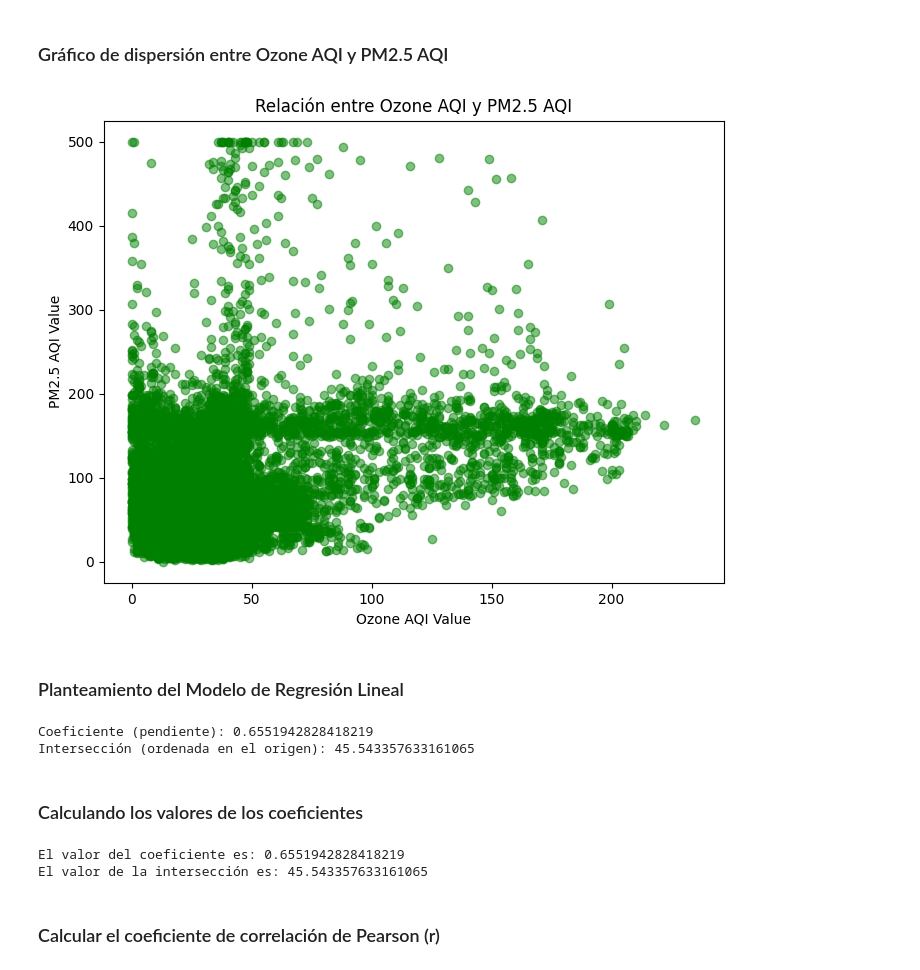
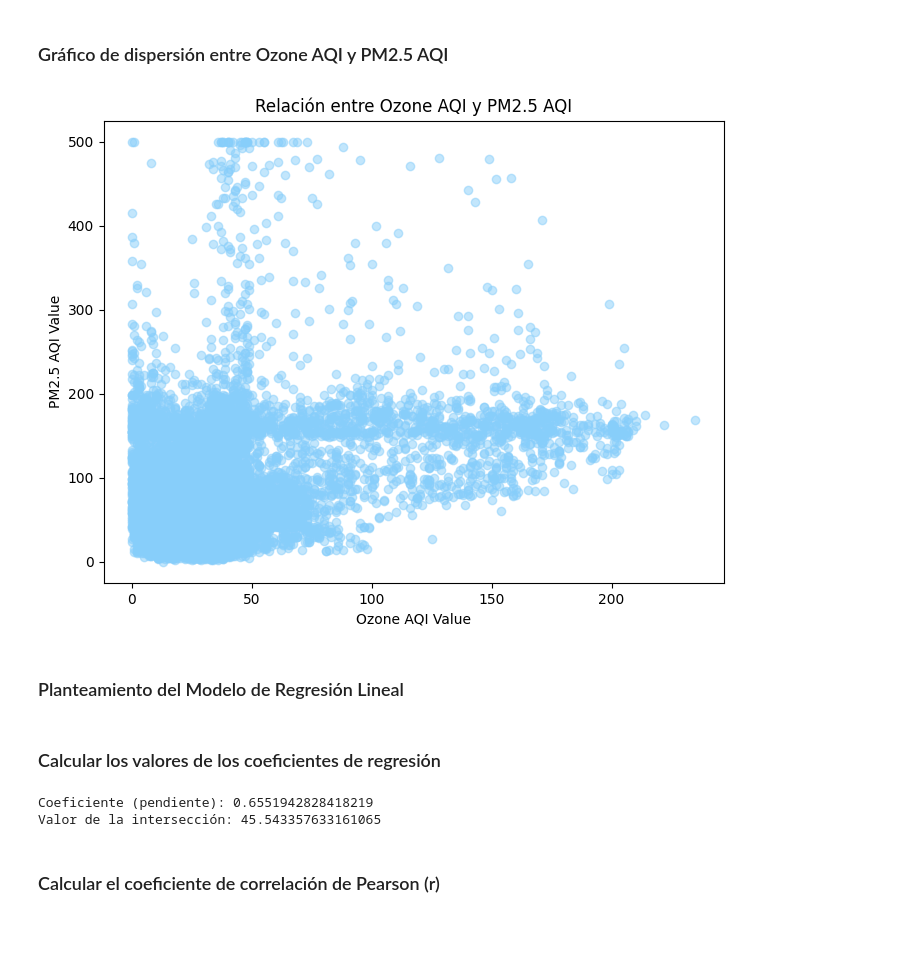
Before and after one commit to Vikktor93/global-air-pollution-linear-regression, a Jupyter notebook: notebooks/003_Regresion_Lineal.ipynb, the cells around one changed output. Saved outputs shown, nothing was run; the diff lists cells and outputs as text; code cells hidden in the pictures; blank space fills up the shorter version.

Commit message:
Se modifica el fichero del Modelo de Regresión Lineal

```diff
--- a/notebooks/003_Regresion_Lineal.ipynb
+++ b/notebooks/003_Regresion_Lineal.ipynb
@@ -36,13 +79,13 @@ plt.show()
 ### Gráfico de dispersión entre Ozone AQI y PM2.5 AQI
 # %%
 plt.figure(figsize=(8, 6))
-plt.scatter(X, Y, alpha=0.5, color='green')
+plt.scatter(X, Y, alpha=0.5, color='lightskyblue')
 plt.title('Relación entre Ozone AQI y PM2.5 AQI')
 plt.xlabel('Ozone AQI Value')
 plt.ylabel('PM2.5 AQI Value')
 plt.show()
 # %% [output]
-[figure, old version]
+[figure, new version]
 # %% [markdown]
 ### Planteamiento del Modelo de Regresión Lineal
 # %%
@@ -57,25 +100,16 @@ model.fit(X_train, Y_train)
 
 # Predicciones con los datos de prueba
 Y_pred = model.predict(X_test)
-
-# Mostrar los coeficientes de la regresión
-print("Coeficiente (pendiente):", model.coef_[0])
-print("Intersección (ordenada en el origen):", model.intercept_)
-# %% [output]
-Coeficiente (pendiente): 0.6551942828418219
-Intersección (ordenada en el origen): 45.543357633161065
 # %% [markdown]
-### Calculando los valores de los coeficientes
+### Calcular los valores de los coeficientes de regresión
 # %%
-# Calcular el coeficiente y la intersección
 pendiente = model.coef_[0]
 interseccion = model.intercept_
-
-print(f"El valor del coeficiente es: {pendiente}")
-print(f"El valor de la intersección es: {interseccion}")
+print("Coeficiente (pendiente):", pendiente)
+print("Valor de la intersección:", interseccion)
 # %% [output]
-El valor del coeficiente es: 0.6551942828418219
-El valor de la intersección es: 45.543357633161065
+Coeficiente (pendiente): 0.6551942828418219
+Valor de la intersección: 45.543357633161065
 # %% [markdown]
 ### Calcular el coeficiente de correlación de Pearson (r)
 # %%
```
Also changed, not shown: parts of 11 cells of this notebook.
